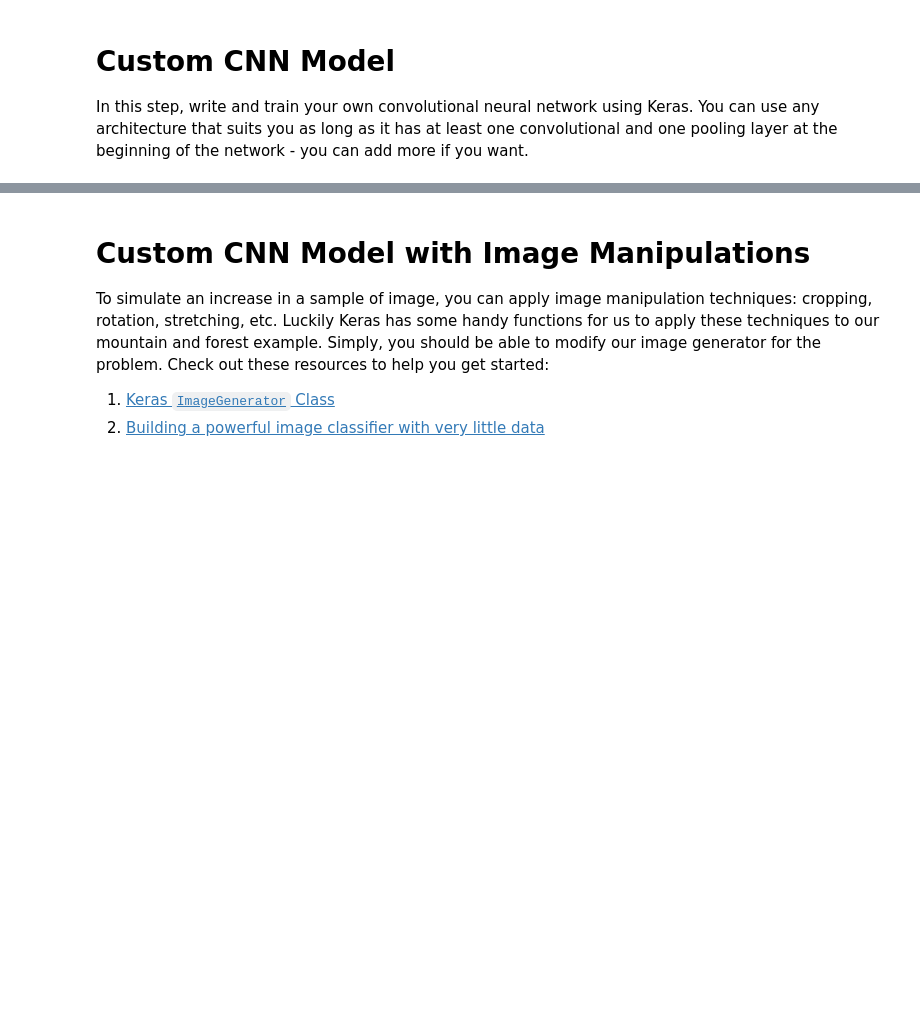
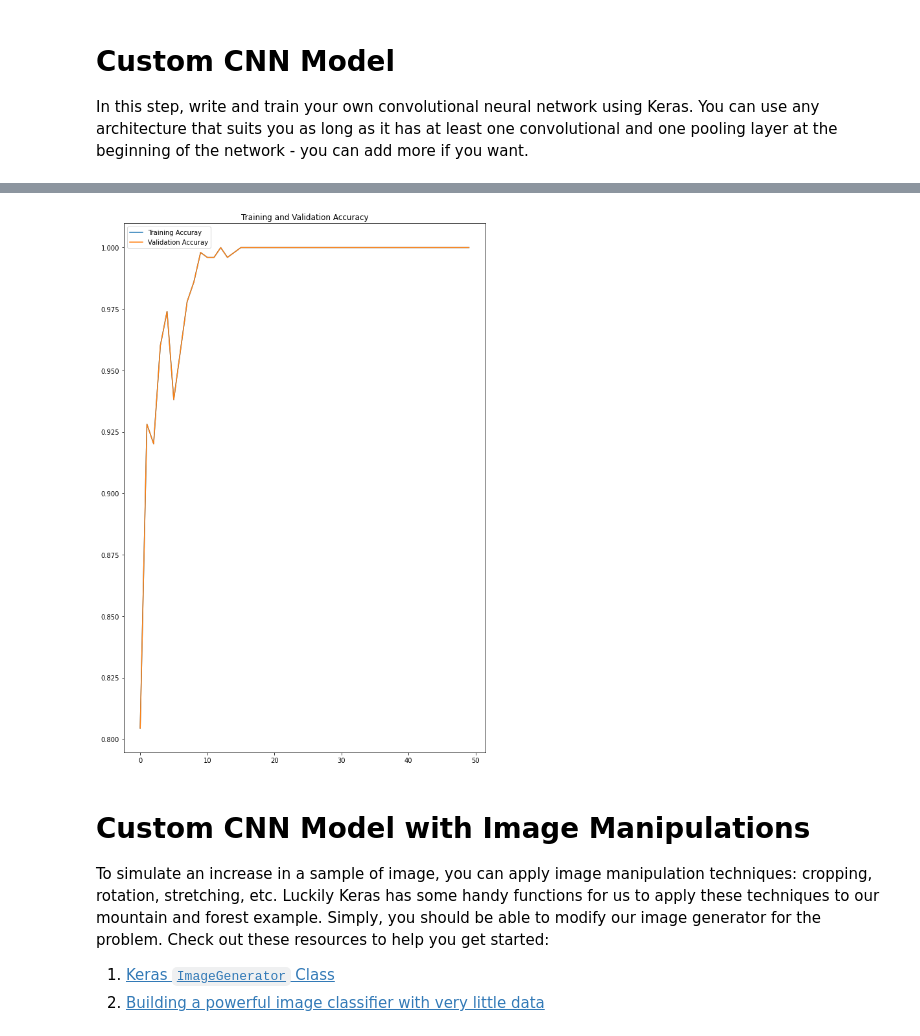
Before and after one commit to bloominstituteoftechnology/DS-Unit-4-Sprint-3-Deep-Learning, a Jupyter notebook: module2-convolutional-neural-networks/LS_DS_432_Convolution_Neural_Networks_Assignment.ipynb, the cells around one changed output, grey strips where cells are left out. Cells and saved outputs as stored; diff of their text form; code cells hidden in the pictures; blank space fills up the shorter version.

```diff
--- a/module2-convolutional-neural-networks/LS_DS_432_Convolution_Neural_Networks_Assignment.ipynb
+++ b/module2-convolutional-neural-networks/LS_DS_432_Convolution_Neural_Networks_Assignment.ipynb
@@ -311,0 +288,22 @@ In this step, write and train your own convolutional neural network using Keras.
+# %%
+from tensorflow.keras.models import Sequential
+from tensorflow.keras.layers import Dense, Conv2D, Flatten, Dropout, MaxPooling2D
+
+
+# Define the Model
+
+model = Sequential([
+    Conv2D(16, 3, padding='same', activation='relu', input_shape=(IMG_HEIGHT, IMG_WIDTH ,3)),
+    MaxPooling2D(),
+    Conv2D(32, 3, padding='same', activation='relu'),
+    MaxPooling2D(),
+    Conv2D(64, 3, padding='same', activation='relu'),
+    MaxPooling2D(),
+    Flatten(),
+    Dense(64, activation='relu'),
+    Dense(1, activation='sigmoid')
+])
+# %%
+# Compile Model
+model.compile(optimizer='adam', loss='binary_crossentropy', metrics=['accuracy'])
+model.summary()
@@ -311,0 +328,9 @@ In this step, write and train your own convolutional neural network using Keras.
+# %%
+# Fit Model
+history = model.fit(
+    train_data_gen,
+    steps_per_epoch=total_train // batch_size,
+    epochs=epochs,
+    validation_data=val_data_gen,
+    validation_steps=total_val // batch_size
+)
@@ -312,3 +355,18 @@ In this step, write and train your own convolutional neural network using Keras.
+# %%
+accuracy = history.history['accuracy']
+validation_acc = history.history['accuracy']
+
+epochs_range = range(epochs)
+
+plt.figure(figsize=(10,15))
+# plt.subplot(1, 2, 1)
+plt.plot(epochs_range, accuracy, label='Training Accuray')
+plt.plot(epochs_range, validation_acc, label='Validation Accuray')
+plt.legend(loc='upper left')
+plt.title('Training and Validation Accuracy')
+plt.show()
+# %% [output]
+[figure, added]
 # %% [markdown]
 # Custom CNN Model with Image Manipulations
 
```
Also changed, not shown: parts of 6 cells of this notebook.
